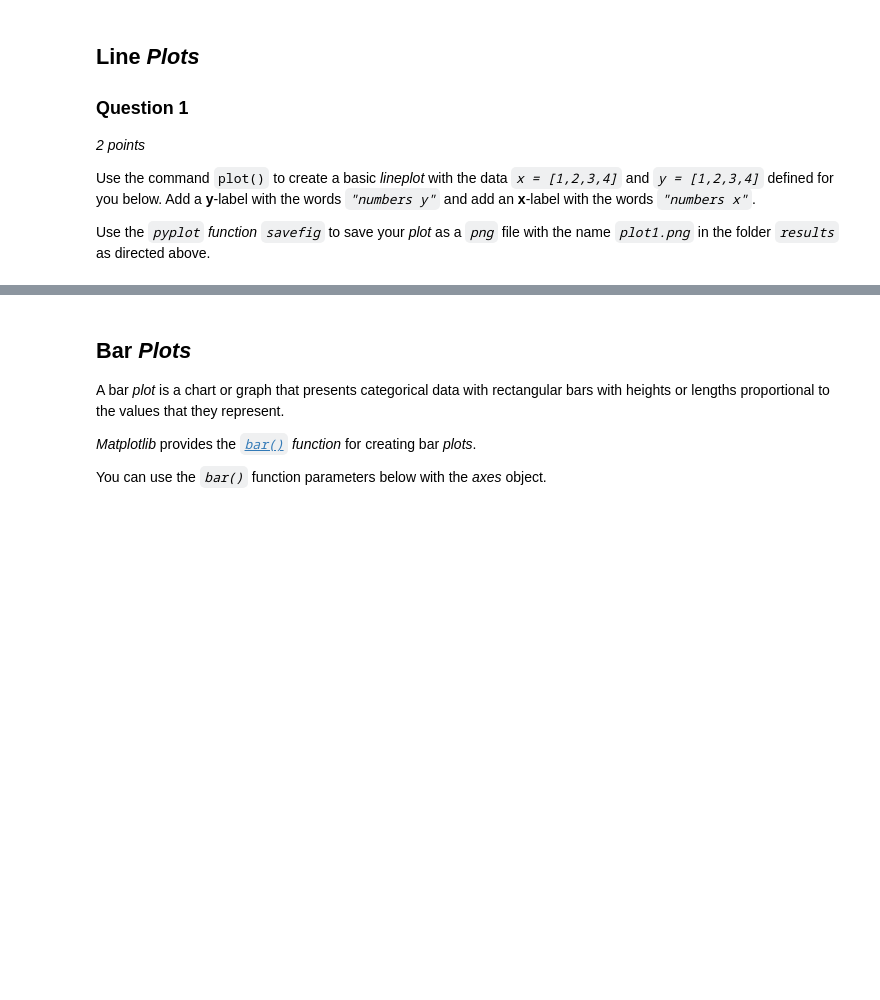
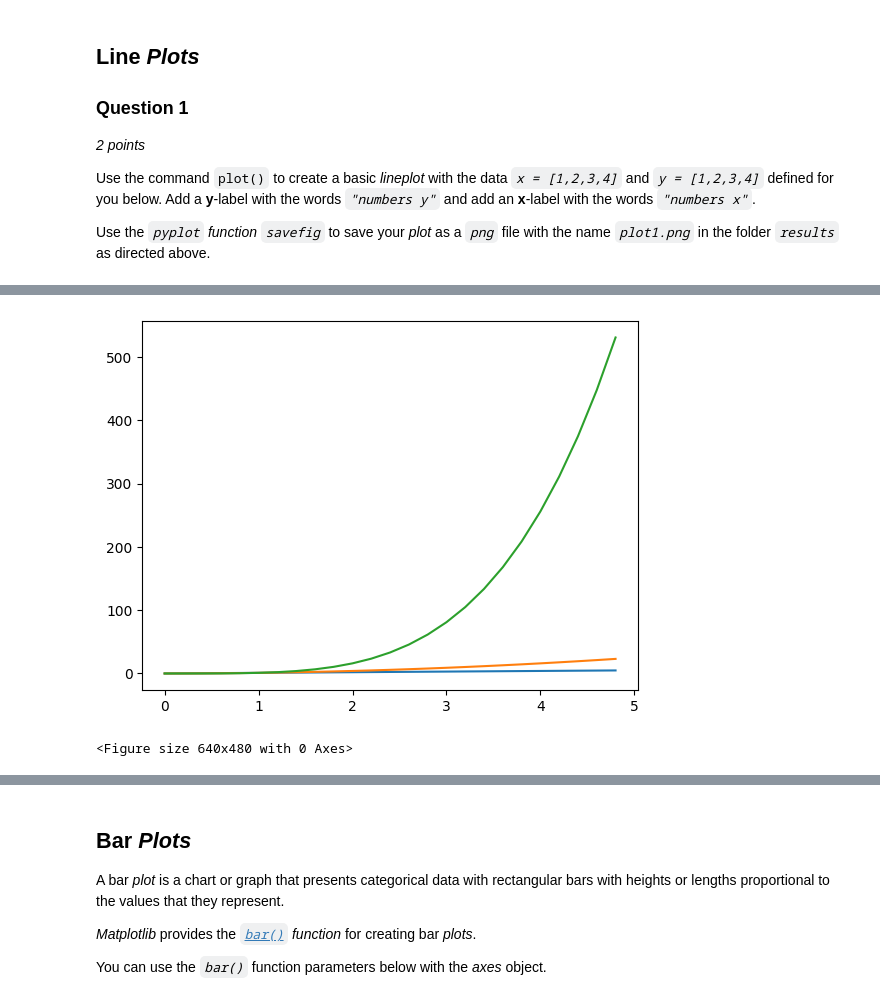
Before and after one commit to andrewcbuensalida/numpy-mit, a Jupyter notebook: plotting.ipynb, the cells around one changed output, grey strips where cells are left out. Cells and saved outputs as stored; diff of their text form; code cells hidden in the pictures; blank space fills up the shorter version.

```diff
--- a/plotting.ipynb
+++ b/plotting.ipynb
@@ -70,13 +80,15 @@ You can use the command `plt.show()` to visualize your *plot*.
 # %%
 ### GRADED
 
-# Data
+# Data
 t = np.arange(0., 5., 0.2)
-
 ### YOUR SOLUTION HERE
-
-# YOUR CODE HERE
-raise NotImplementedError()
+plt.plot(t, t, t, t**2, t, t**4)
+plt.show()
+plt.savefig("results/plot2.png")
+# %% [output]
+[figure, added]
+<Figure size 640x480 with 0 Axes>
 # %% [markdown]
 ### Question 3
 *4 points*
```
Also changed, not shown: parts of 5 cells of this notebook, 6 other files.
